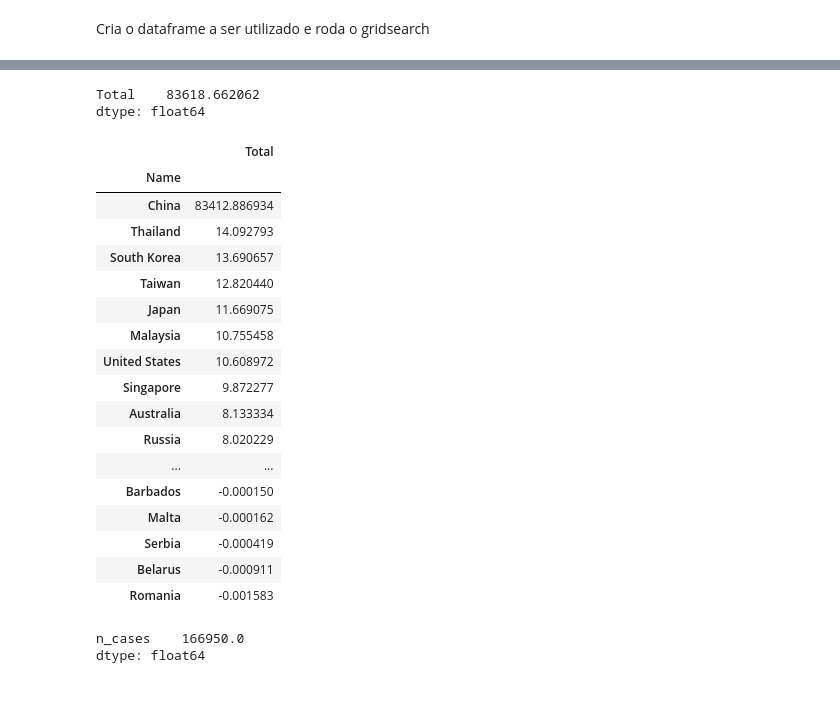
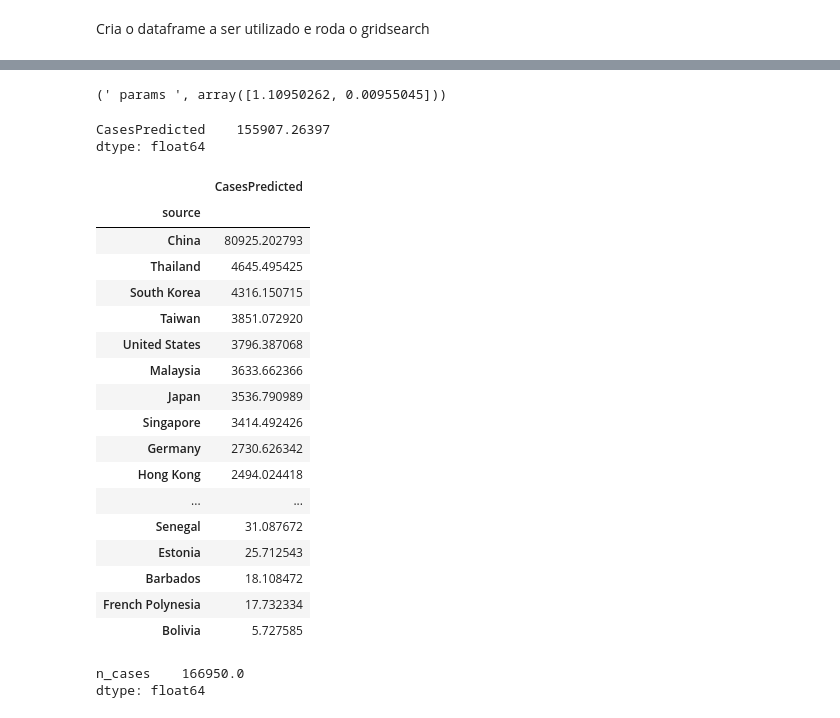
Before and after one commit to paulagiovanna/IC---Covid19-Random-Walk, a Jupyter notebook: random_walk_celso.ipynb, the cells around one changed output, grey strips where cells are left out. Saved outputs shown, nothing was run; the diff lists cells and outputs as text; code cells hidden in the pictures.

Commit message:
initial changes

```diff
--- a/random_walk_celso.ipynb
+++ b/random_walk_celso.ipynb
@@ -167,6 +167,24 @@ def transition_matrix_loss(loss_df):
     return df_joined
 # %%
 week_loss_df = pd.read_csv('data/week_pct_loss.csv').drop(columns=['Unnamed: 0']).rename(columns={'org': 'source', 'dest':'target'})
+# %%
+def model_spread2(r, p, use_loss=False, day=77):
+    state_df = state_df_start
+
+    for i in range(1, (day+1)):
+        week = int(i/7)
+        if(week<5):
+            state_df = state_df*r + (transition_matrix_crosstab.dot(state_df)*p)
+        else:
+            if use_loss:
+                week_loss = week_loss_df.set_index(['week_value']).loc[week].reset_index().set_index(['source', 'target']).drop(columns=['week_value'])
+                transition_matrix_week =transition_matrix_loss(week_loss)
+                state_df = state_df*r + (transition_matrix_week.dot(state_df)*p)
+            else:
+                state_df = state_df*r + (transition_matrix_crosstab.dot(state_df)*p)
+
+
+    return state_df
 # %% [markdown]
 Cria o dataframe a ser utilizado e roda o gridsearch
 # %%
@@ -221,30 +221,52 @@ R: 1.11
+# %%
+from scipy.optimize import leastsq
+import numpy as np
+import matplotlib.pyplot as plt
+import math
+
+
+# function we would like to fit
+func=lambda tpl : model_spread2(tpl[0], tpl[1]).T.values[0]
+# ErrorFunc is the diference between the func and the y "experimental" data
+ErrorFunc=lambda tpl,cases: func(tpl)-cases # np.sqrt(np.abs(func(tpl)-cases))
+#tplInitial contains the "first guess" of the parameters
+tplInitial1=(1.001,0.0000001)
+# leastsq finds the set of parameters in the tuple tpl that minimizes
+# ErrorFunc=yfit-yExperimental
+tplFinal1,success=leastsq(ErrorFunc,tplInitial1[:],args=(daily_cases.T.values[0]))
+print(" params ",tplFinal1)
+
+
+state_df_final=pd.DataFrame({'CasesPredicted':func(tplFinal1)}, index=transition_matrix_crosstab.columns)
+# %% [output]
+(' params ', array([1.10950262, 0.00955045]))
 # %%
-state_df_final = model_spread2(r_min_dist, p)
+#state_df_final = model_spread2(r_min_dist, p)
 
 print(state_df_final.sum())
 
-state_df_final.sort_values('Total', ascending=False)
+state_df_final.sort_values('CasesPredicted', ascending=False)
 # %% [output]
-Total    83618.662062
+CasesPredicted    155907.26397
 dtype: float64
-|  | Total |
-| Name |  |
-| China | 83412.886934 |
-| Thailand | 14.092793 |
-| South Korea | 13.690657 |
-| Taiwan | 12.820440 |
-| Japan | 11.669075 |
-| Malaysia | 10.755458 |
-| United States | 10.608972 |
-| Singapore | 9.872277 |
-| Australia | 8.133334 |
-| Russia | 8.020229 |
+|  | CasesPredicted |
+| source |  |
+| China | 80925.202793 |
+| Thailand | 4645.495425 |
+| South Korea | 4316.150715 |
+| Taiwan | 3851.072920 |
+| United States | 3796.387068 |
+| Malaysia | 3633.662366 |
+| Japan | 3536.790989 |
+| Singapore | 3414.492426 |
+| Germany | 2730.626342 |
+| Hong Kong | 2494.024418 |
 | ... | ... |
-| Barbados | -0.000150 |
-| Malta | -0.000162 |
-| Serbia | -0.000419 |
-| Belarus | -0.000911 |
-| Romania | -0.001583 |
+| Senegal | 31.087672 |
+| Estonia | 25.712543 |
+| Barbados | 18.108472 |
+| French Polynesia | 17.732334 |
+| Bolivia | 5.727585 |
 # %%
 print(daily_cases.sum())
 
```
Also changed, not shown: parts of 6 cells of this notebook.
